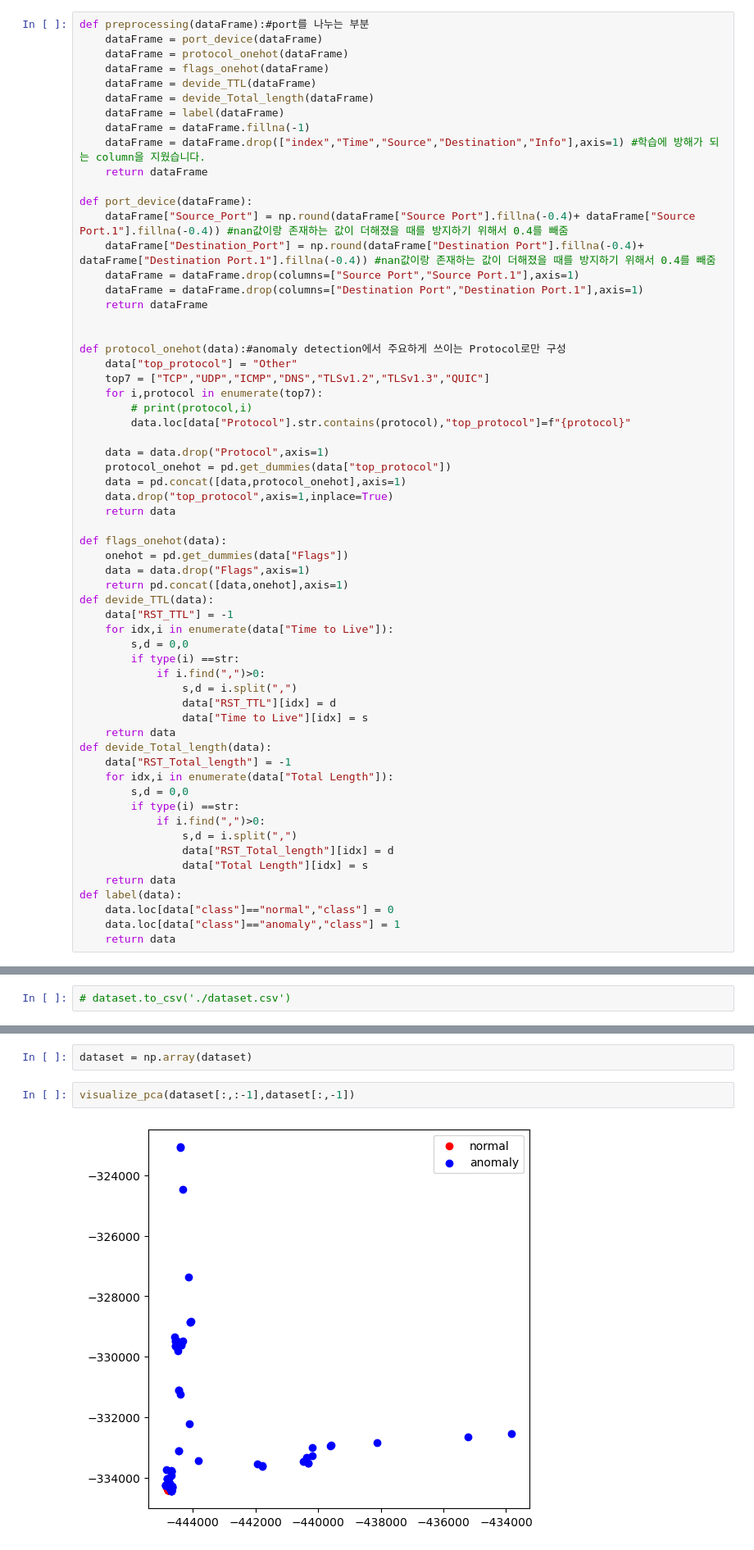
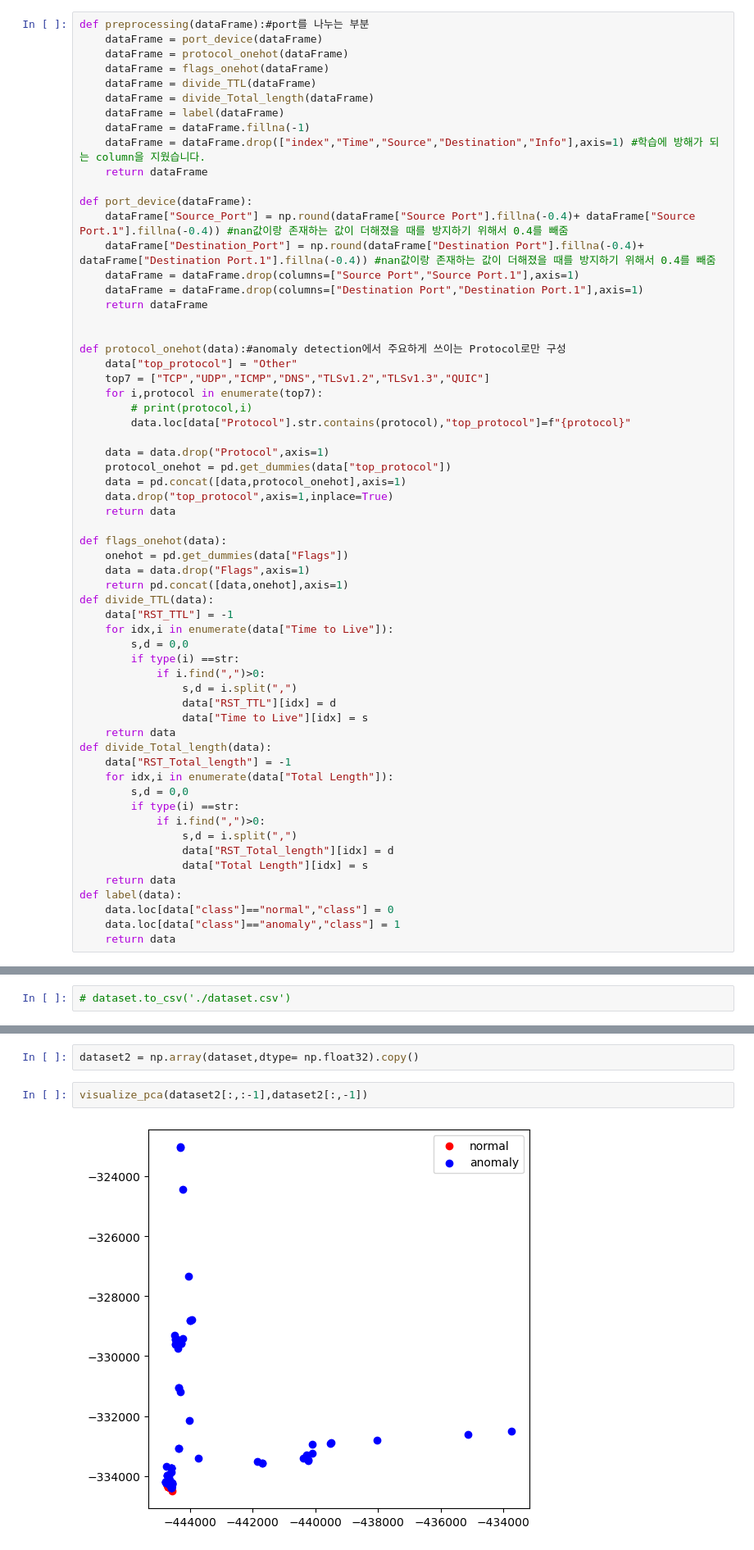
Before and after one commit to reverse-sky/Network-Sequricy, a Jupyter notebook: src/Network.ipynb, the cells around one changed output, grey strips where cells are left out. Shown at 82% size. Drawn from its saved outputs; the diff is of its cells as text.

```diff
--- a/src/Network.ipynb
+++ b/src/Network.ipynb
@@ -152,8 +164,8 @@ def preprocessing(dataFrame):#port를 나누는 부분
     dataFrame = port_device(dataFrame)
     dataFrame = protocol_onehot(dataFrame)
     dataFrame = flags_onehot(dataFrame)
-    dataFrame = devide_TTL(dataFrame)
-    dataFrame = devide_Total_length(dataFrame)
+    dataFrame = divide_TTL(dataFrame)
+    dataFrame = divide_Total_length(dataFrame)
     dataFrame = label(dataFrame)
     dataFrame = dataFrame.fillna(-1)
     dataFrame = dataFrame.drop(["index","Time","Source","Destination","Info"],axis=1) #학습에 방해가 되는 column을 지웠습니다.
@@ -184,7 +196,7 @@ def flags_onehot(data):
     onehot = pd.get_dummies(data["Flags"])
     data = data.drop("Flags",axis=1)
     return pd.concat([data,onehot],axis=1)
-def devide_TTL(data):
+def divide_TTL(data):
     data["RST_TTL"] = -1
     for idx,i in enumerate(data["Time to Live"]):
         s,d = 0,0
@@ -194,7 +206,7 @@ def devide_TTL(data):
                 data["RST_TTL"][idx] = d
                 data["Time to Live"][idx] = s
     return data
-def devide_Total_length(data):
+def divide_Total_length(data):
     data["RST_Total_length"] = -1
     for idx,i in enumerate(data["Total Length"]):
         s,d = 0,0
@@ -355,8 +468,8 @@ def visualize_3d(data,label,sample_num=300,normalize=False):
     ax.legend()
     plt.show()
 # %%
-dataset = np.array(dataset)
+dataset2 = np.array(dataset,dtype= np.float32).copy()
 # %%
-visualize_pca(dataset[:,:-1],dataset[:,-1])
+visualize_pca(dataset2[:,:-1],dataset2[:,-1])
 # %% [output]
-[figure, old version]
+[figure, new version]
```
Also changed, not shown: parts of 50 cells of this notebook, 29 other files.
